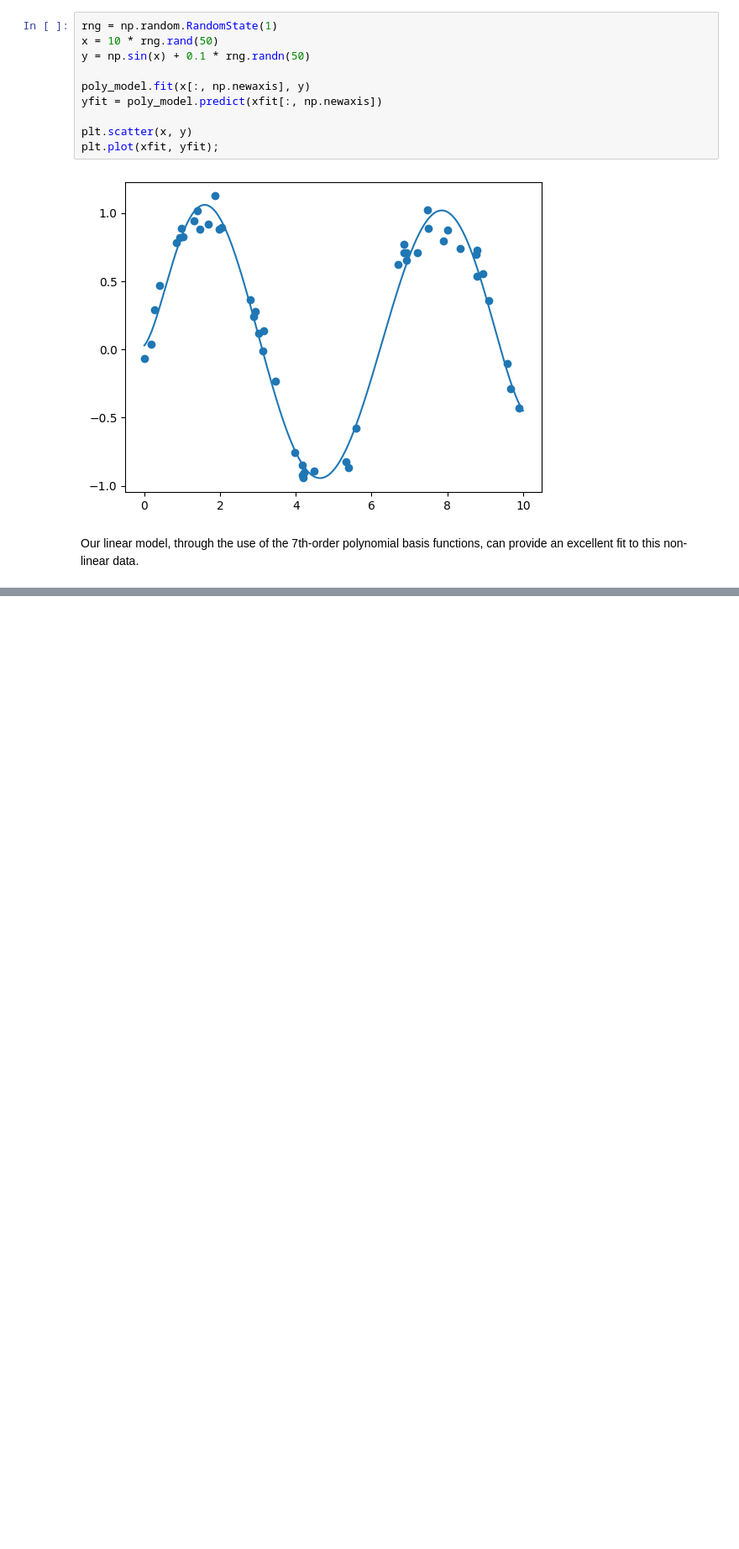
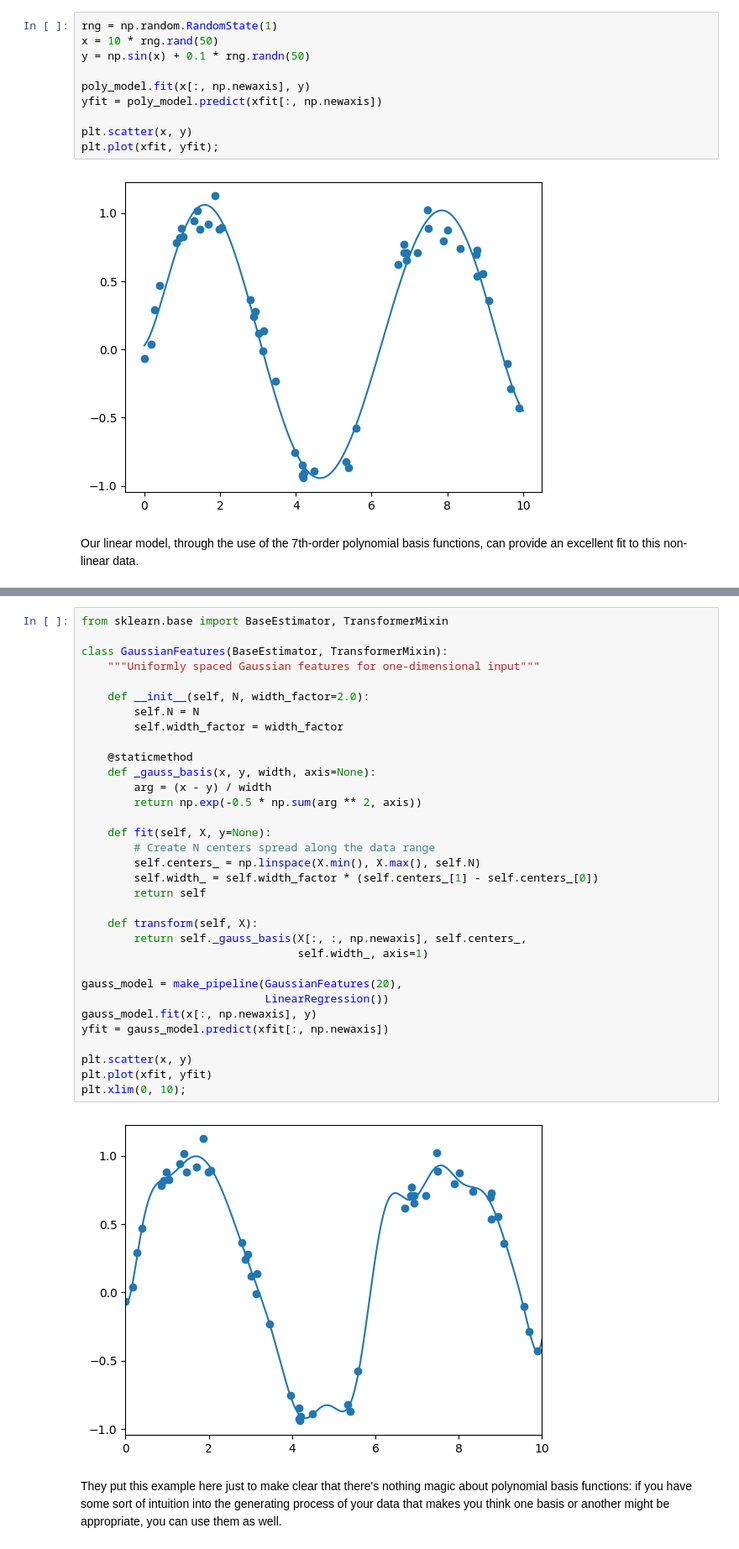
Before and after one commit to crdcamp/ml-learning-linear-regression-feature-engineering, a Jupyter notebook: 4_ feature_engineering_deep_dive.ipynb, the cells around one changed output, grey strips where cells are left out. Shown at 84% size. Cells and saved outputs as stored; diff of their text form; blank space fills up the shorter version.

Commit message:
Gaussian example model done

```diff
--- a/4_ feature_engineering_deep_dive.ipynb
+++ b/4_ feature_engineering_deep_dive.ipynb
@@ -133,0 +138,37 @@ Of course, other basis functions are
+# %%
+from sklearn.base import BaseEstimator, TransformerMixin
+
+class GaussianFeatures(BaseEstimator, TransformerMixin):
+    """Uniformly spaced Gaussian features for one-dimensional input"""
+
+    def __init__(self, N, width_factor=2.0):
+        self.N = N
+        self.width_factor = width_factor
+
+    @staticmethod
+    def _gauss_basis(x, y, width, axis=None):
+        arg = (x - y) / width
+        return np.exp(-0.5 * np.sum(arg ** 2, axis))
+
+    def fit(self, X, y=None):
+        # Create N centers spread along the data range
+        self.centers_ = np.linspace(X.min(), X.max(), self.N)
+        self.width_ = self.width_factor * (self.centers_[1] - self.centers_[0])
+        return self
+
+    def transform(self, X):
+        return self._gauss_basis(X[:, :, np.newaxis], self.centers_,
+                                 self.width_, axis=1)
+
+gauss_model = make_pipeline(GaussianFeatures(20),
+                            LinearRegression())
+gauss_model.fit(x[:, np.newaxis], y)
+yfit = gauss_model.predict(xfit[:, np.newaxis])
+
+plt.scatter(x, y)
+plt.plot(xfit, yfit)
+plt.xlim(0, 10);
+# %% [output]
+[figure, added]
+# %% [markdown]
+They put this example here just to make clear that there's nothing magic about polynomial basis functions: if you have some sort of intuition into the generating process of your data that makes you think one basis or another might be appropriate, you can use them as well.
```
Also changed, not shown: parts of 2 cells of this notebook, 1 other file.
